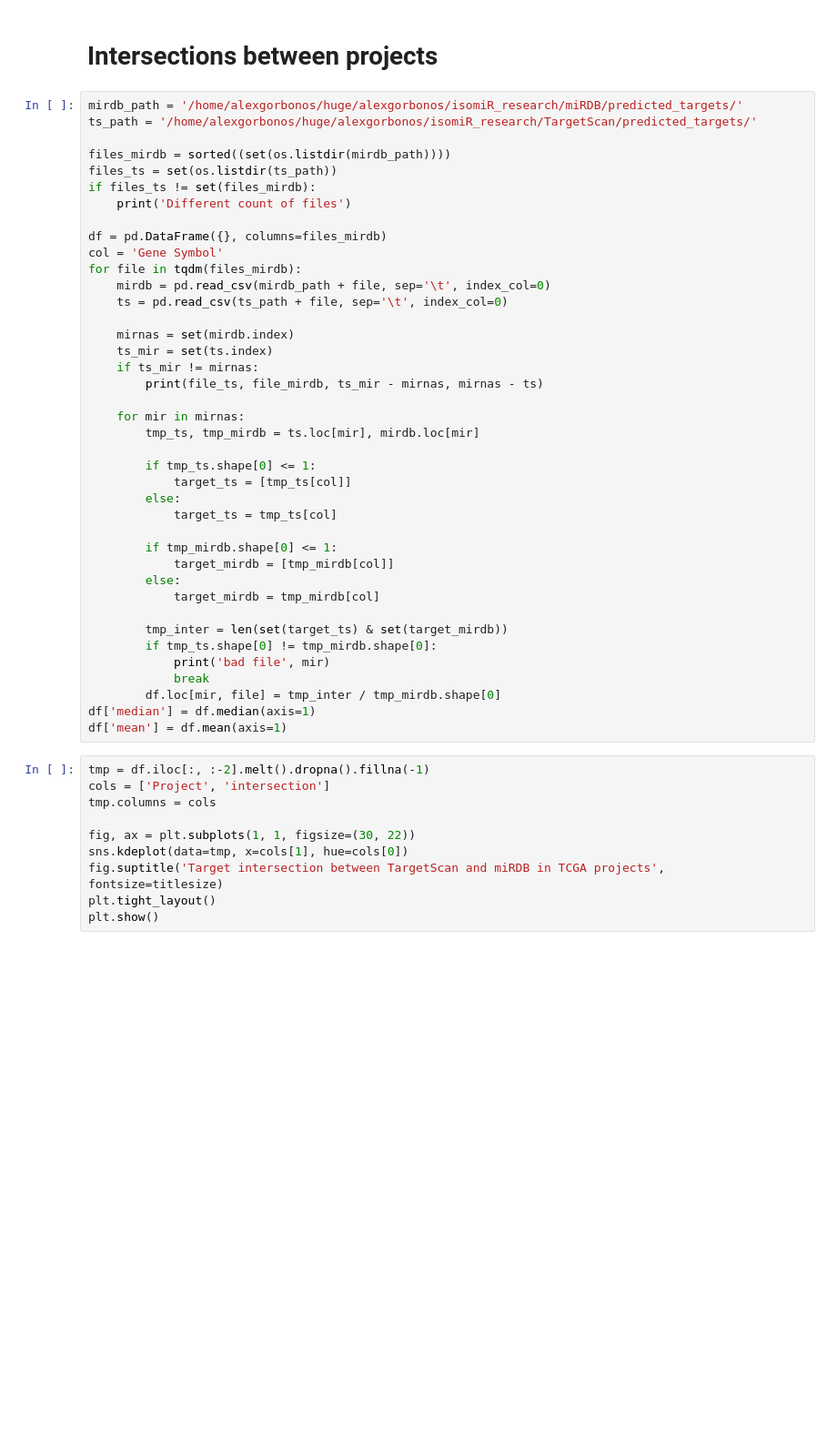
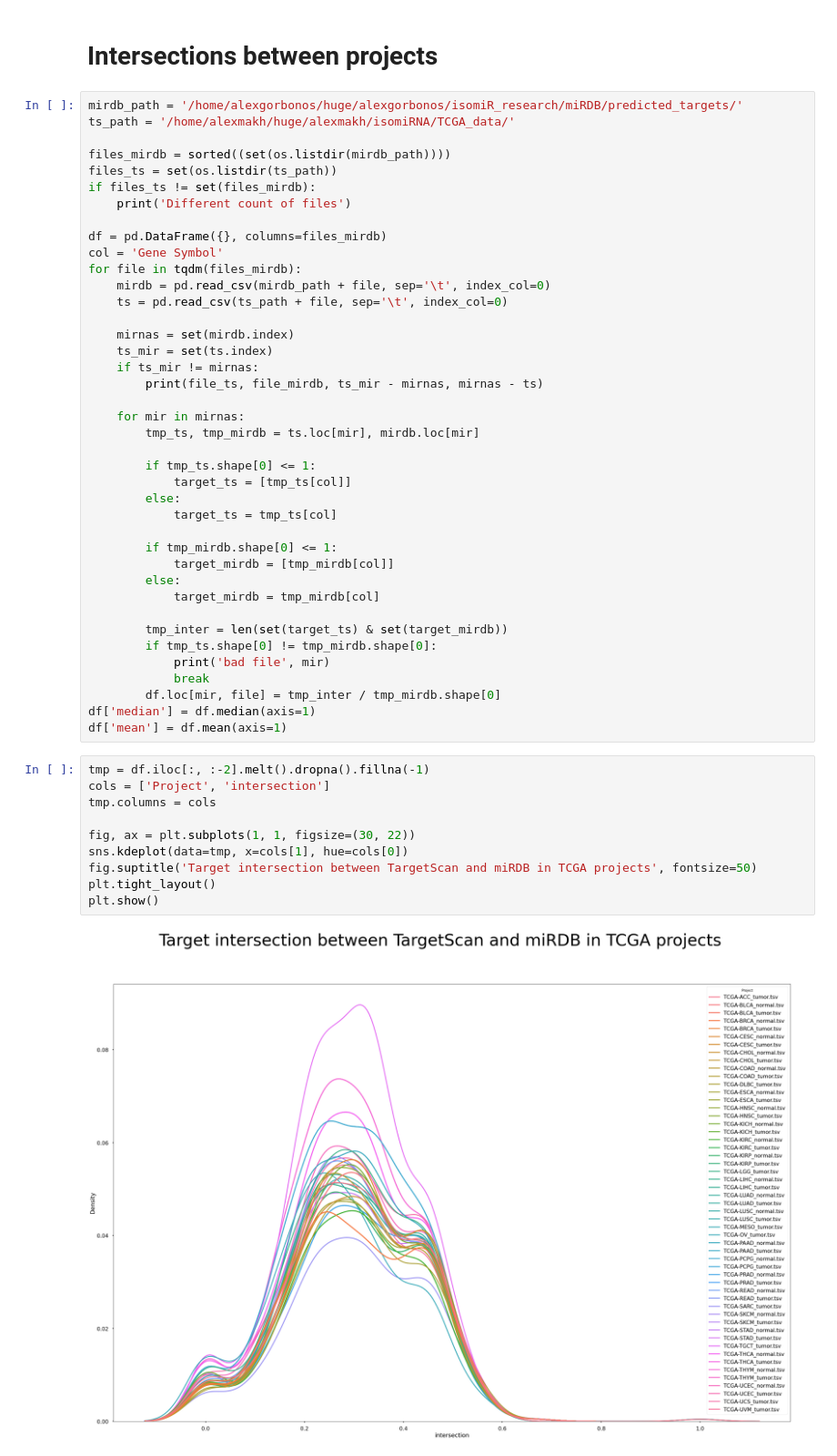
Before and after one commit to alex123012/isomiRNA_targeting, a Jupyter notebook: Get_results.ipynb, the cells around one changed output. Shown at 91% size. Saved outputs shown, nothing was run; the diff lists cells and outputs as text; blank space fills up the shorter version.

```diff
--- a/Get_results.ipynb
+++ b/Get_results.ipynb
@@ -109,7 +141,7 @@ print_1_isomir(ts1, 'TargetScan')
 # Intersections between projects
 # %%
 mirdb_path = '/home/alexgorbonos/huge/alexgorbonos/isomiR_research/miRDB/predicted_targets/'
-ts_path = '/home/alexgorbonos/huge/alexgorbonos/isomiR_research/TargetScan/predicted_targets/'
+ts_path = '/home/alexmakh/huge/alexmakh/isomiRNA/TCGA_data/'
 
 files_mirdb = sorted((set(os.listdir(mirdb_path))))
 files_ts = set(os.listdir(ts_path))
@@ -150,13 +182,15 @@ df['mean'] = df.mean(axis=1)
 # %%
 tmp = df.iloc[:, :-2].melt().dropna().fillna(-1)
 cols = ['Project', 'intersection']
 tmp.columns = cols
 
 fig, ax = plt.subplots(1, 1, figsize=(30, 22))
 sns.kdeplot(data=tmp, x=cols[1], hue=cols[0])
-fig.suptitle('Target intersection between TargetScan and miRDB in TCGA projects', fontsize=titlesize)
+fig.suptitle('Target intersection between TargetScan and miRDB in TCGA projects', fontsize=50)
 plt.tight_layout()
 plt.show()
+# %% [output]
+[figure, added]
 # %%
 sns.histplot(data=df, x='median', kde=True)
 sns.histplot(data=df, x='mean', kde=True, color='orange', alpha=0.2)
```
Also changed, not shown: parts of 5 cells of this notebook, 1 other file.
